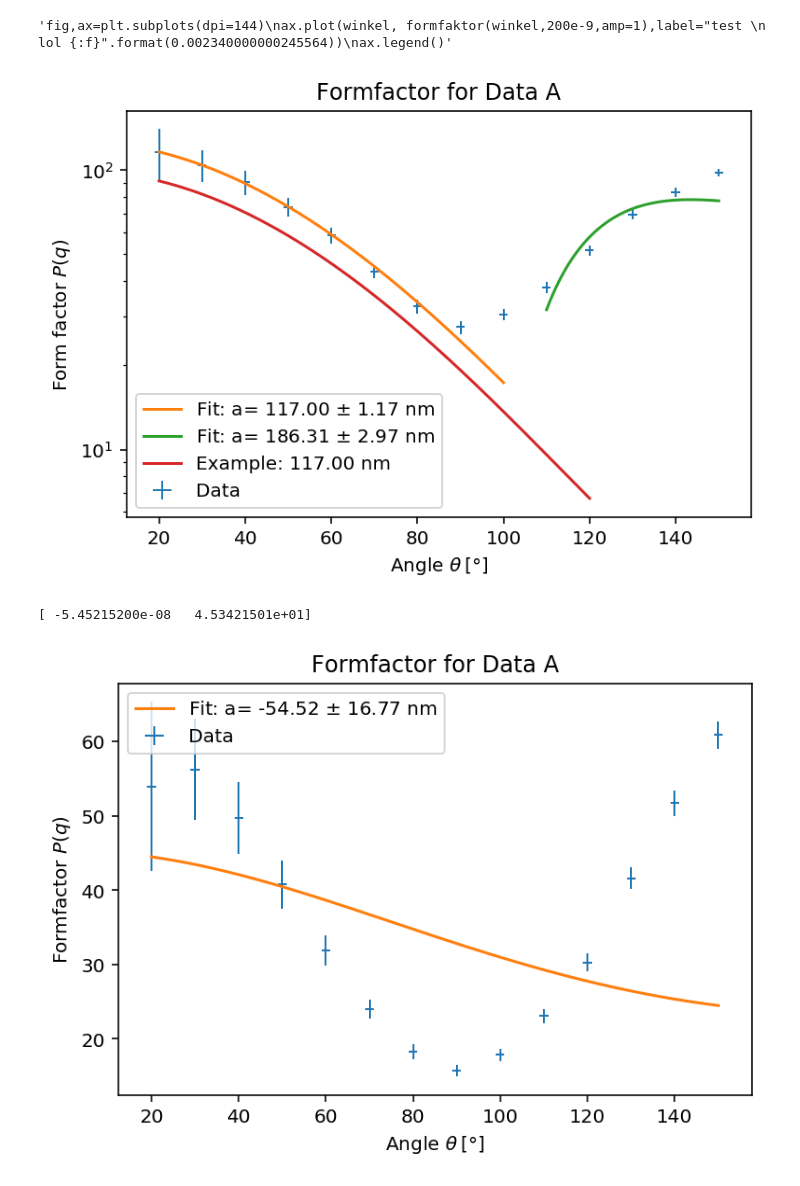
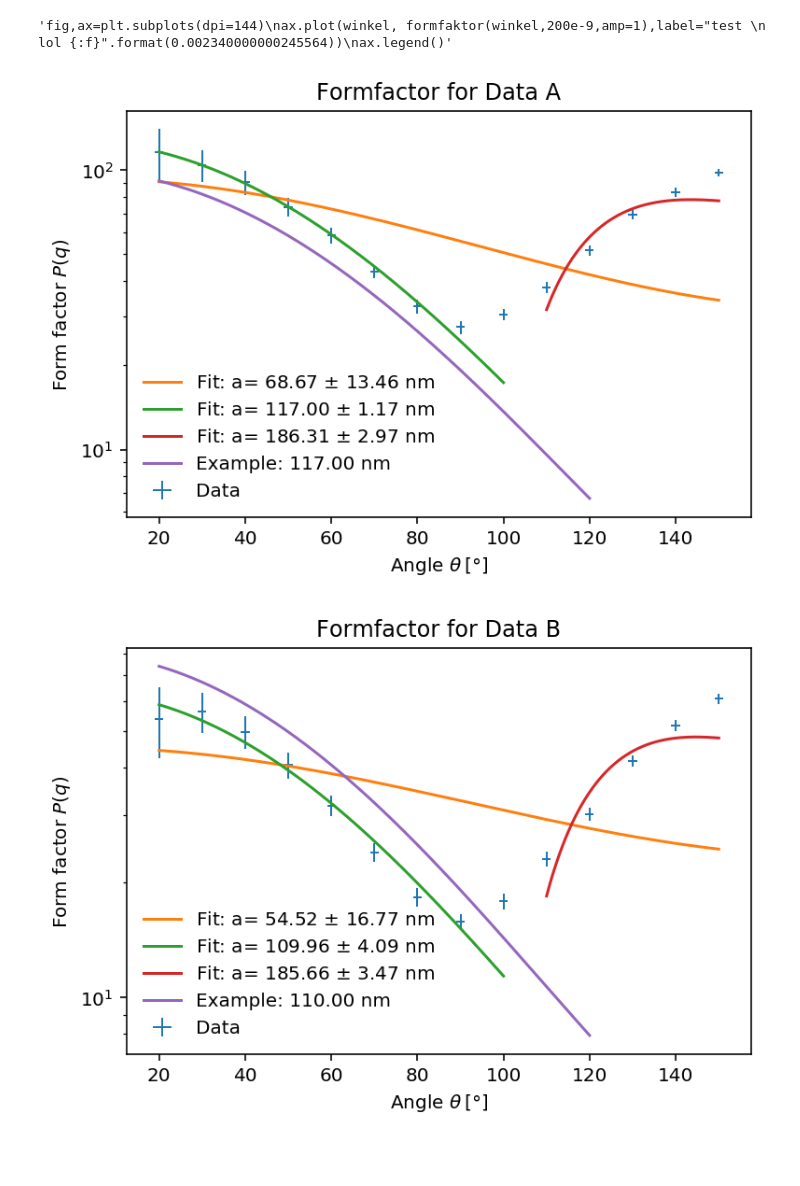
Before and after one commit to qwretz/fpraktikum, a Jupyter notebook: Dynamic Light Scattering/Struktur.ipynb, the cells around one changed output. Drawn from its saved outputs; the diff is of its cells as text; code cells hidden in the pictures; blank space fills up the shorter version.

```diff
--- a/Dynamic Light Scattering/Struktur.ipynb
+++ b/Dynamic Light Scattering/Struktur.ipynb
@@ -86,16 +86,17 @@ stop=-1
 fig,ax=plt.subplots(dpi=144)
 ax.errorbar(angles, meanI ,label="Data",xerr=1,yerr=dmeanI, marker="",ls="",lw=1)
 
-def fit_mi_shit(start,stop):
+def fit_mi_shit(start,stop,a):
 
-    popt,pcov=cf(formfaktor, angles[start:stop], meanI[start:stop], p0=(200e-9,30))
+    popt,pcov=cf(formfaktor, angles[start:stop], meanI[start:stop], p0=(200e-9,a))
     perr = np.sqrt(np.diag(pcov))
 
     q=np.linspace(angles[start],angles[stop],1000)
     ax.plot(q, formfaktor(q,*popt) ,label="Fit: a= {:.2f} $\pm$ {:.2f} nm".format(abs(popt[0])*1e9,abs(perr[0])*1e9))
 
-fit_mi_shit(0,8)
-fit_mi_shit(9,-1)
+fit_mi_shit(0,-1,30)
+fit_mi_shit(0,8,30)
+fit_mi_shit(9,-1,30)
 
 """for i in np.linspace(35e-9,180e-9,2):
     ax.plot(q, formfaktor(q,i,100) ,label="Testwert: {:.2f} nm".format(i/1e-9,popt[0]*1e9,perr[0]*1e9))
@@ -104,43 +105,40 @@ q=np.linspace(angles[0],120,1000)
 ax.plot(q, formfaktor(q,117e-9,100) ,label="Example: {:.2f} nm".format(117) )
 ax.set(xlabel=r"Angle $\theta \: [°]$", ylabel="Form factor $P(q)$", title="Formfactor for Data A",yscale="log")
 
-ax.legend()
+ax.legend(frameon=False)
 fig.savefig("Plots/FormA");
 # %% [output]
-[figure, old version]
+[figure, new version]
 # %%
 angles=[]
 meanI=[]
 dmeanI=[]
 
 for x in range(2,16):
     name="Data/B/{}.ASC".format(x*10)
     angles.append(x*10)
     data=np.genfromtxt(name,skip_header=16,delimiter="\t",filling_values=-1,comments="\"")
     I=data[183:,1]
     I*=np.sin(gamma*x*10) # Winkelkorrektur
 
     meanI.append(np.mean(I))
     dmeanI.append(np.std(I))
 
-start=0
-stop=-1
-
-popt,pcov=cf(formfaktor, angles[start:stop], meanI[start:stop], p0=(200e-9,30))
-perr = np.sqrt(np.diag(pcov))
-print(popt)
-
-q=np.linspace(angles[0],150,1000)
-
 fig,ax=plt.subplots(dpi=144)
 ax.errorbar(angles, meanI ,label="Data",xerr=1,yerr=dmeanI, marker="",ls="",lw=1)
-ax.plot(q, formfaktor(q,*popt) ,label="Fit: a= {:.2f} $\pm$ {:.2f} nm".format(popt[0]*1e9,perr[0]*1e9))
+
+fit_mi_shit(0,-1,60)
+fit_mi_shit(0,8,30)
+fit_mi_shit(9,-1,100)
+
+"""for i in np.linspace(35e-9,180e-9,2):
+    ax.plot(q, formfaktor(q,i,100) ,label="Testwert: {:.2f} nm".format(i/1e-9,popt[0]*1e9,perr[0]*1e9))
 """
-for i in np.linspace(10e-9,60e-9,6):
-    ax.plot(q, formfaktor(q,i) ,label="Testwert: {:.2f} nm".format(i/1e-9,popt[0]*1e9,perr[0]*1e9))
-"""
-ax.set(xlabel=r"Angle $\theta \: [°]$", ylabel="Formfactor $P(q)$", title="Formfactor for Data A")#,yscale="log")
-ax.legend();
+q=np.linspace(angles[0],120,1000)
+ax.plot(q, formfaktor(q,110e-9,80) ,label="Example: {:.2f} nm".format(110) )
+ax.set(xlabel=r"Angle $\theta \: [°]$", ylabel="Form factor $P(q)$", title="Formfactor for Data B",yscale="log")
+
+ax.legend(frameon=False)
+fig.savefig("Plots/FormB");
 # %% [output]
-[ -5.45215200e-08   4.53421501e+01]
-[figure, old version]
+[figure, new version]
```
Also changed, not shown: 3 other files.
